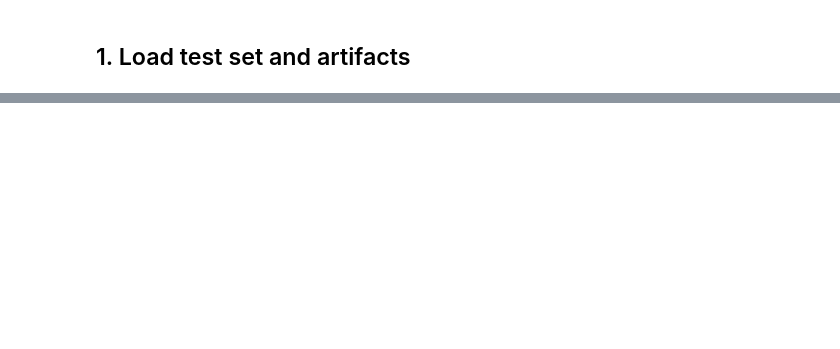
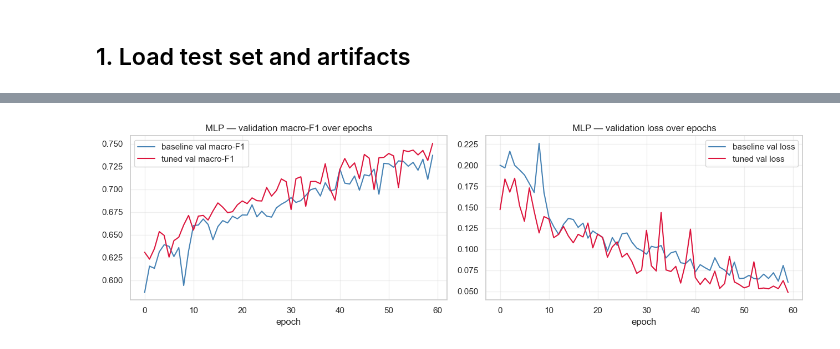
Before and after one commit to 7-lim/Smart_ids, a Jupyter notebook: notebooks/04_evaluation_and_comparison.ipynb, the cells around one changed output, grey strips where cells are left out. Saved outputs shown, nothing was run; the diff lists cells and outputs as text; code cells hidden in the pictures; blank space fills up the shorter version.

```diff
--- a/notebooks/04_evaluation_and_comparison.ipynb
+++ b/notebooks/04_evaluation_and_comparison.ipynb
@@ -52,0 +140,83 @@ Test rows: 424172
+# %%
+# --- Load saved histories (gracefully degrade if absent) ----------------
+def _load_json(p):
+    try:
+        with open(p) as f: return json.load(f)
+    except FileNotFoundError:
+        print(f"  (missing) {p}")
+        return None
+
+mlp_baseline = _load_json(cfg.MODELS_DIR / "mlp_baseline_history.json")
+mlp_tuned    = _load_json(cfg.MODELS_DIR / "mlp_tuned_history.json")
+ae_hist      = _load_json(cfg.MODELS_DIR / "ae_tuned_history.json")
+mlp_tuning_df = pd.read_csv(cfg.MODELS_DIR / "mlp_tuning_results.csv") \
+    if (cfg.MODELS_DIR / "mlp_tuning_results.csv").exists() else None
+ae_tuning_df  = pd.read_csv(cfg.MODELS_DIR / "ae_tuning_results.csv") \
+    if (cfg.MODELS_DIR / "ae_tuning_results.csv").exists() else None
+
+# --- MLP before/after comparison ----------------------------------------
+if mlp_baseline and mlp_tuned:
+    base_vm = mlp_baseline["val_metrics"]
+    tuned_f1 = max(mlp_tuned["f1_history"]) if mlp_tuned["f1_history"] else None
+    # Recompute weighted f1 for tuned model on val from tuned model's accuracy history
+    cmp_df = pd.DataFrame({
+        "metric": ["best val macro-F1", "best val accuracy"],
+        "baseline":   [base_vm["macro_f1"],
+                       max(mlp_baseline["history"].get("val_accuracy", [np.nan]))],
+        "tuned":      [tuned_f1,
+                       max(mlp_tuned["history"].get("val_accuracy", [np.nan]))],
+    })
+    cmp_df["delta"] = cmp_df["tuned"] - cmp_df["baseline"]
+    print("MLP — baseline vs tuned (validation):")
+    print(cmp_df.round(4).to_string(index=False))
+
+    # Side-by-side learning curves
+    fig, axes = plt.subplots(1, 2, figsize=(13, 4))
+    axes[0].plot(mlp_baseline["f1_history"], label="baseline val macro-F1",
+                 color="steelblue")
+    axes[0].plot(mlp_tuned["f1_history"],    label="tuned val macro-F1",
+                 color="crimson")
+    axes[0].set_title("MLP — validation macro-F1 over epochs")
+    axes[0].set_xlabel("epoch"); axes[0].legend(); axes[0].grid(alpha=0.3)
+
+    axes[1].plot(mlp_baseline["history"]["val_loss"], label="baseline val loss",
+                 color="steelblue")
+    axes[1].plot(mlp_tuned["history"]["val_loss"],    label="tuned val loss",
+                 color="crimson")
+    axes[1].set_title("MLP — validation loss over epochs")
+    axes[1].set_xlabel("epoch"); axes[1].legend(); axes[1].grid(alpha=0.3)
+
+    plt.tight_layout(); plt.show()
+
+# --- Tuning trial heatmaps ----------------------------------------------
+if mlp_tuning_df is not None:
+    print("\nMLP tuning trials (top-5 by mean macro-F1):")
+    print(mlp_tuning_df.head(5).to_string(index=False))
+
+if ae_tuning_df is not None:
+    print("\nAE tuning trials (top-5 by val MSE):")
+    print(ae_tuning_df.head(5).to_string(index=False))
+
+# --- AE before/after comparison -----------------------------------------
+if ae_hist:
+    base_h, tuned_h = ae_hist["baseline_history"], ae_hist["tuned_history"]
+    fig, axes = plt.subplots(1, 2, figsize=(13, 4))
+    axes[0].plot(base_h["val_loss"],  label="baseline val MSE",  color="steelblue")
+    axes[0].plot(tuned_h["val_loss"], label="tuned val MSE",     color="crimson")
+    axes[0].set_yscale("log"); axes[0].set_title("Autoencoder — val MSE")
+    axes[0].set_xlabel("epoch"); axes[0].legend(); axes[0].grid(alpha=0.3)
+    axes[1].plot(base_h["val_mae"],  label="baseline val MAE",   color="steelblue")
+    axes[1].plot(tuned_h["val_mae"], label="tuned val MAE",      color="crimson")
+    axes[1].set_yscale("log"); axes[1].set_title("Autoencoder — val MAE")
+    axes[1].set_xlabel("epoch"); axes[1].legend(); axes[1].grid(alpha=0.3)
+    plt.tight_layout(); plt.show()
+
+    ae_cmp = pd.DataFrame({
+        "metric": ["best val MSE", "best val MAE"],
+        "baseline": [min(base_h["val_loss"]),  min(base_h["val_mae"])],
+        "tuned":    [min(tuned_h["val_loss"]), min(tuned_h["val_mae"])],
+    })
+    ae_cmp["delta"] = ae_cmp["tuned"] - ae_cmp["baseline"]
+    print("\nAutoencoder — baseline vs tuned (validation):")
+    print(ae_cmp.round(5).to_string(index=False))
+# %% [output]
@@ -52,0 +227 @@ Test rows: 424172
+[figure, added]
```
Also changed, not shown: parts of 31 cells of this notebook, 24 other files.
